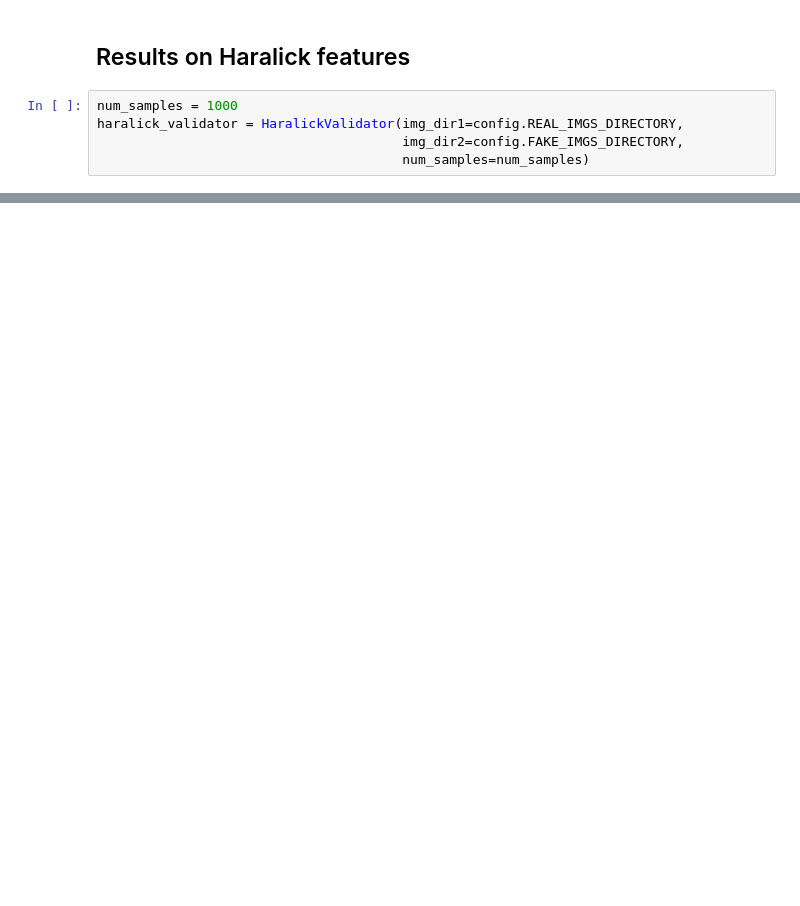
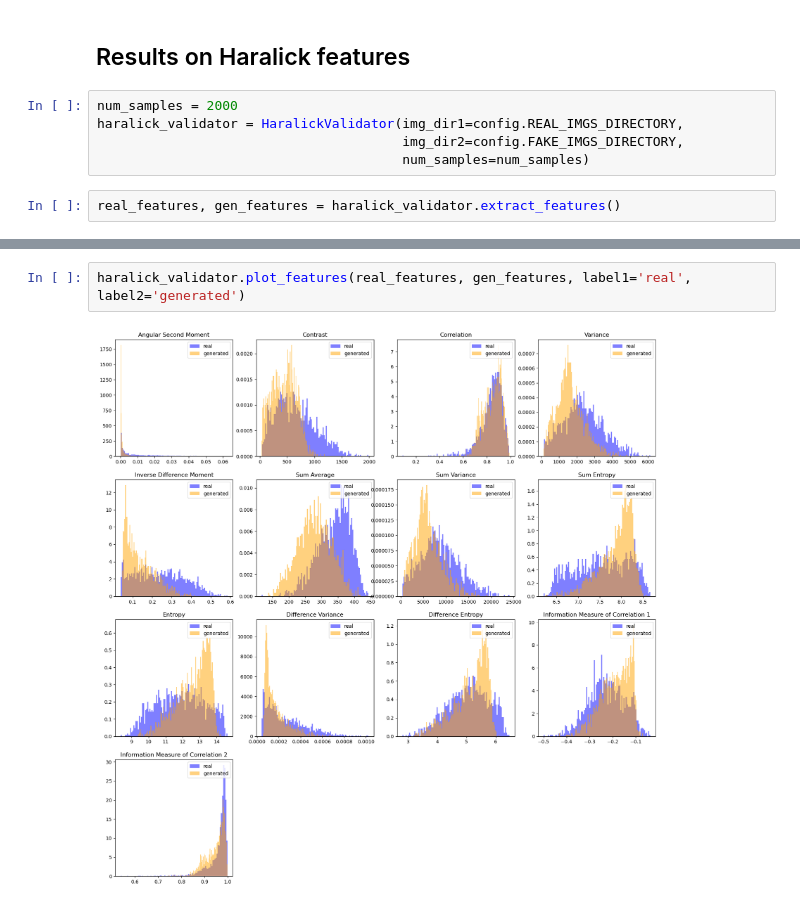
Before and after one commit to filipposchiazza/SyntheticCitologyValidation, a Jupyter notebook: example.ipynb, the cells around one changed output, grey strips where cells are left out. Cells and saved outputs as stored; diff of their text form; blank space fills up the shorter version.

```diff
--- a/example.ipynb
+++ b/example.ipynb
@@ -29,7 +36,9 @@ plt.show()
 # %% [markdown]
 ## Results on Haralick features
 # %%
-num_samples = 1000
+num_samples = 2000
 haralick_validator = HaralickValidator(img_dir1=config.REAL_IMGS_DIRECTORY,
                                        img_dir2=config.FAKE_IMGS_DIRECTORY,
                                        num_samples=num_samples)
+# %%
+real_features, gen_features = haralick_validator.extract_features()
@@ -35,0 +53,4 @@ haralick_validator = HaralickValidator(img_dir1=config.REAL_IMGS_DIRECTORY,
+# %%
+haralick_validator.plot_features(real_features, gen_features, label1='real', label2='generated')
+# %% [output]
+[figure, added]
```
Also changed, not shown: parts of 9 cells of this notebook, 1 other file.
